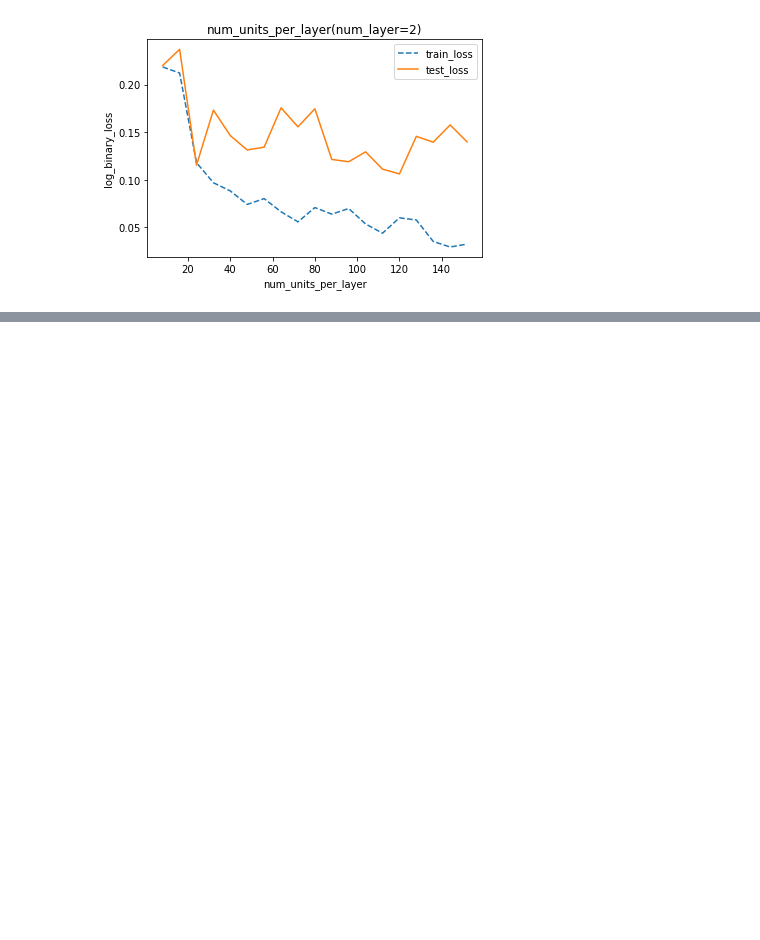
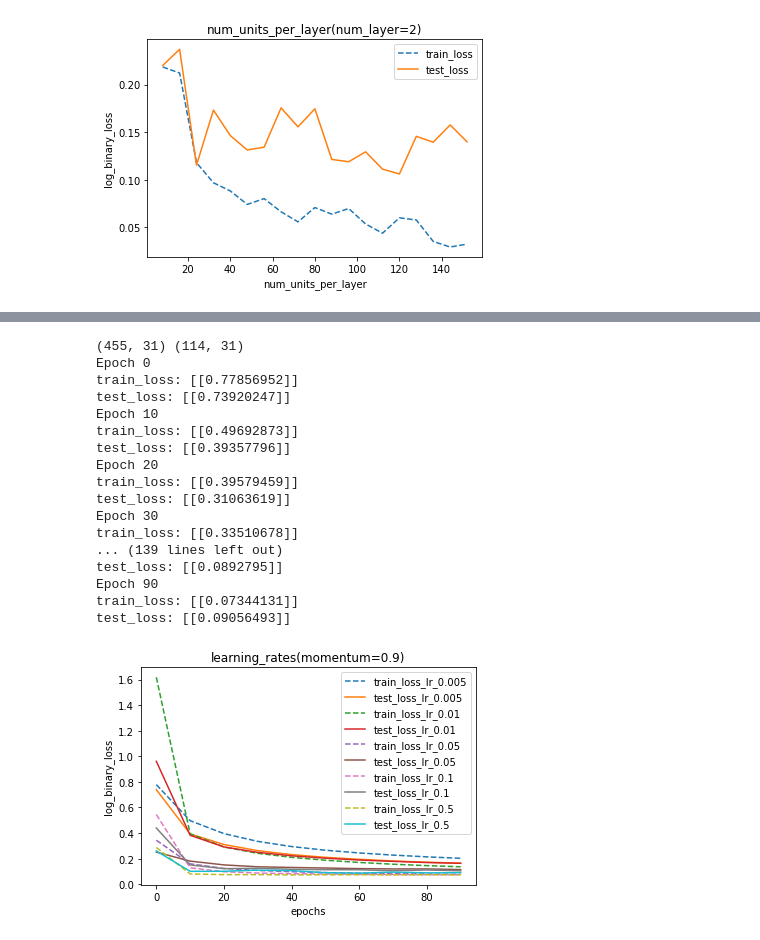
Before and after one commit to pwluzhicong/TinyTorch, a Jupyter notebook: analysis.ipynb, the cells around one changed output, grey strips where cells are left out. Cells and saved outputs as stored; diff of their text form; code cells hidden in the pictures; blank space fills up the shorter version.

```diff
--- a/analysis.ipynb
+++ b/analysis.ipynb
@@ -349,0 +397,62 @@ dict_keys(['Classification_Tanh', 'Classification_Sigmoid', 'Classification_Sigm
+# %%
+# epochs = get_plot_array(results["Classification_Sigmoid_%s"% (2+1)], "epoch")
+# df = pd.DataFrame({"epoch": epochs})
+
+df = pd.DataFrame({"epoch": epochs})
+
+learning_rates = [5e-3, 1e-2, 5e-2, 1e-1, 5e-1]
+
+
+results = {}
+
+for i, lr in enumerate(learning_rates):
+    demo_params = {
+        "num_units": "20,20",
+        "activation_func": "Tanh",
+        "batch_size": 16,
+        "num_epochs": 100,
+        "learning_rate": lr,
+        "momentum": 0.9,
+        "test_ratio": 0.2,
+
+        "input_data": "./data/BreastCancer.data",
+        "loss_func": "log_binary_loss",
+        # "l2_norm": 0.1
+        "l2_norm": 5e-3,
+        "log_step": 10
+    }
+    o = train_func(**demo_params)
+    results["Classification_Learning_rate_%s"% (i+1)]  = o
+
+    # epochs = get_plot_array(results["Classification_Learning_rate_%s"% (2+1)], "epoch")
+    o = results["Classification_Learning_rate_%s"% (i+1)]
+    x = get_plot_array(o, "epoch")
+    y1 = get_plot_array(o, "train_loss")
+    y2 = get_plot_array(o, "test_loss")
+
+    sns.lineplot(x=x, y=y1, legend="auto", label="train_loss_lr_%s" % lr, linestyle="--")
+    sns.lineplot(x=x, y=y2, legend="auto", label="test_loss_lr_%s" % lr)
+
+plt.title("learning_rates(momentum=0.9)")
+plt.xlabel("epochs")
+plt.ylabel("log_binary_loss")
+plt.savefig("figs/classfication/learning_rates.png")
+# %% [output]
+(455, 31) (114, 31)
+Epoch 0
+train_loss: [[0.77856952]]
+test_loss: [[0.73920247]]
+Epoch 10
+train_loss: [[0.49692873]]
+test_loss: [[0.39357796]]
+Epoch 20
+train_loss: [[0.39579459]]
+test_loss: [[0.31063619]]
+Epoch 30
+train_loss: [[0.33510678]]
+... (139 lines left out)
+test_loss: [[0.0892795]]
+Epoch 90
+train_loss: [[0.07344131]]
+test_loss: [[0.09056493]]
+[figure, added]
```
Also changed, not shown: parts of 9 cells of this notebook, 3 other files.
